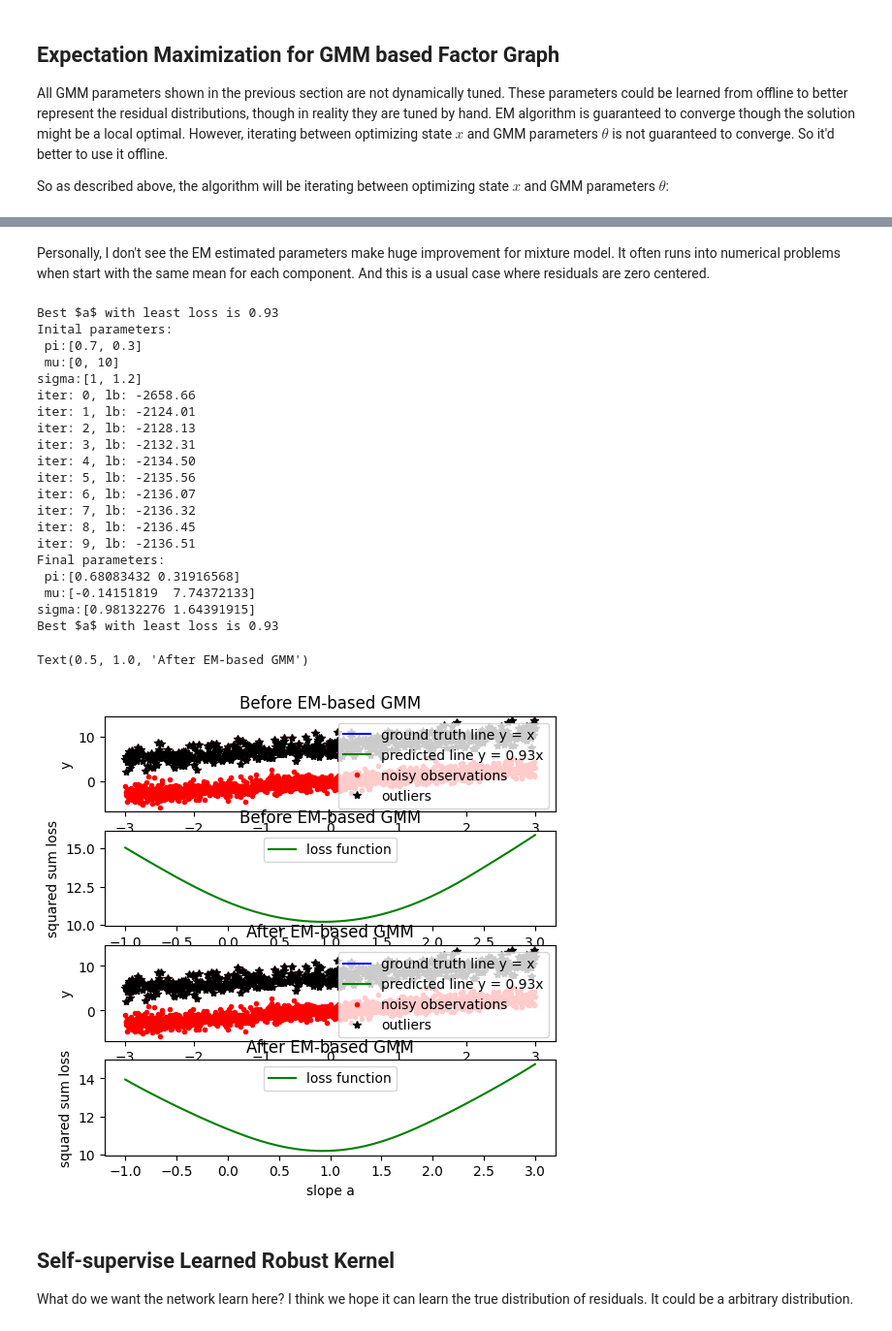
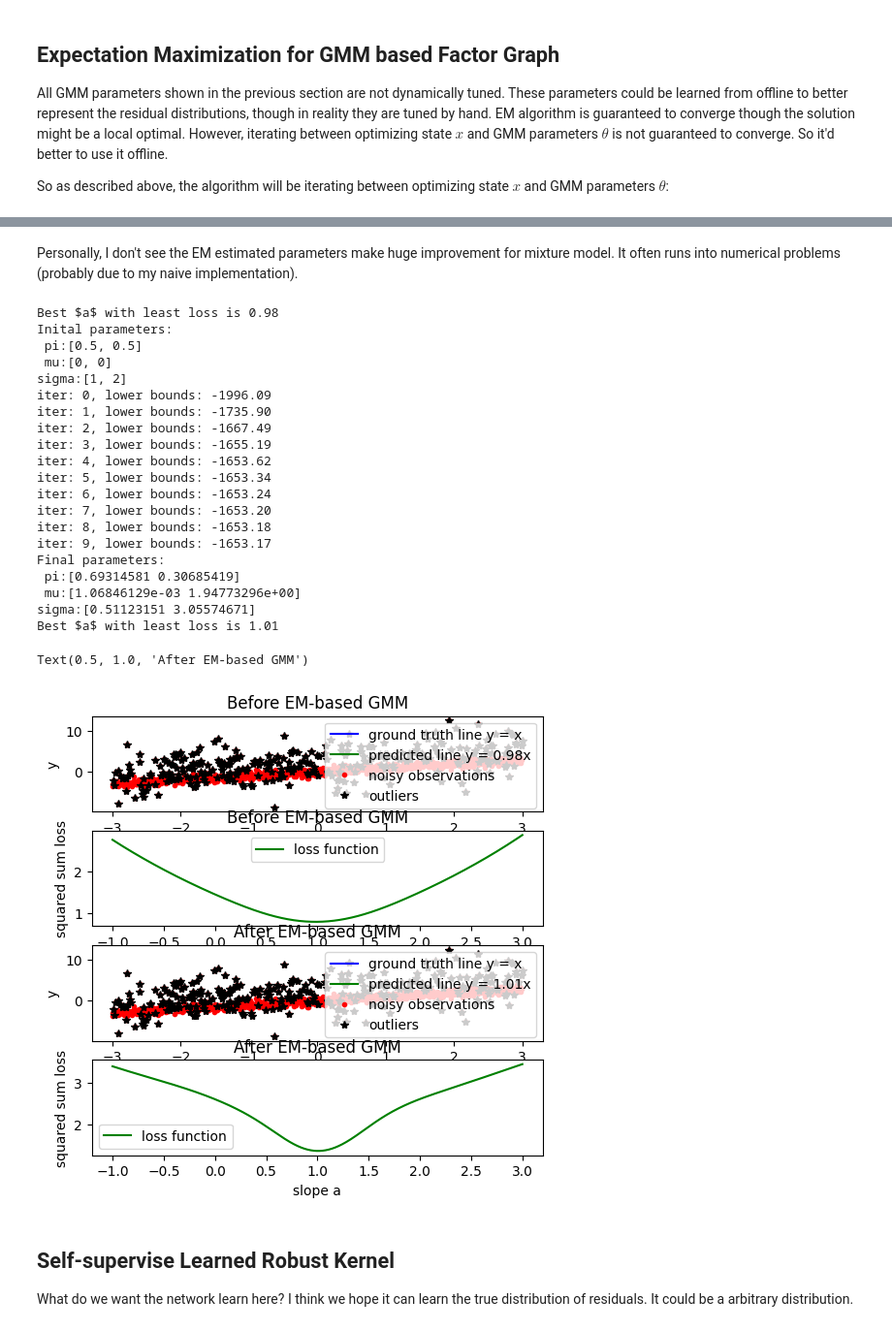
Before and after one commit to xipengwang/xipengwang.github.io, a Jupyter notebook: notebooks/paper-reading-mixture-models-for-least-square-optimization.ipynb, the cells around one changed output, grey strips where cells are left out. Shown at 97% size. Drawn from its saved outputs; the diff is of its cells as text; code cells hidden in the pictures.

Commit message:
Blog: fix EM implementation bug.

```diff
--- a/notebooks/paper-reading-mixture-models-for-least-square-optimization.ipynb
+++ b/notebooks/paper-reading-mixture-models-for-least-square-optimization.ipynb
@@ -905,7 +905,7 @@ r_{nk} =& \frac{\pi_{Z_k}N(r(x_n,z_n) | \mu_{Z_k}, \Sigma_{Z_k})}{\sum_{Z_k}\pi_
 $$
 where $r(x_n,z_n)$ is the residual.
 # %% [markdown]
-Personally, I don't see the EM estimated parameters make huge improvement for mixture model. It often runs into numerical problems when start with the same mean for each component. And this is a usual case where residuals are zero centered.
+Personally, I don't see the EM estimated parameters make huge improvement for mixture model. It often runs into numerical problems (probably due to my naive implementation).
 # %%
 # Use Sum mixture model to reject outliers and GMM is tunned using EM.
 
@@ -917,21 +917,21 @@ from scipy.stats import norm
 import math
 
 mu1_gt = 0
-mu2_gt = 8
+mu2_gt = 2
 w1_gt = 0.7
-s1_gt = 1
+s1_gt = 0.5
 w2_gt = 0.3
-s2_gt = 1.2
+s2_gt = 3
 
 # Suppose residuals follow Gaussian mixture distribution and we have two mixtures.
 mu1 = 0
-mu2 = 10
-w1 = 0.7
+mu2 = 0
+w1 = 0.5
 s1 = 1
-w2 = 0.3
-s2 = 1.2
+w2 = 0.5
+s2 = 2
 
-npoints = 2000
+npoints = 1000
 a = 1
 x = np.linspace(-3, 3, npoints)
 y = a * x
@@ -940,7 +940,8 @@ n_outliers = int(0.3 * npoints)
 rng = np.random.default_rng()
 outlier_indices = rng.choice(npoints, size=n_outliers, replace=False)
 # In most practical applications, residuals are not Gaussian distributed.
-y_hat[outlier_indices] = y[outlier_indices] + np.random.normal(mu2_gt , s2_gt, n_outliers) #np.random.uniform(-3, 3, n_outliers)
+y_hat[outlier_indices] = y[outlier_indices] + np.random.normal(mu2_gt , s2_gt, n_outliers)
+# y_hat[outlier_indices] = np.random.uniform(-3, 3, n_outliers)
 
 # Sum mixture losses
 a_hat = np.linspace(-1, 3, 1000)
@@ -1003,25 +1004,25 @@ maxiter = 10
 for i in range(maxiter):
     new_pi = np.array([0., 0.])
     new_mu = np.array([0., 0.])
-    new_sigma = np.array([0., 0.])
+    new_var = np.array([0., 0.])
     lb_sum = 0
     for n in range(N):
         # Solve numerical issue when likelihood is very very small.
         r_nk, lb = get_rnk(samples[n], pi, mu, sigma)
         new_pi += r_nk
         new_mu += r_nk * samples[n]
-        new_sigma += r_nk * samples[n] * r_nk * samples[n]
+        new_var += r_nk * samples[n] * samples[n]
         lb_sum += lb
     lbs.append(lb_sum)
-    # print(f'iter: {i}, lb: {lb_sum.item():.2f}, pi: {pi}, mu: {mu}, sigma: {sigma}')
-    print(f'iter: {i}, lb: {lb_sum.item():.2f}')
+    #print(f'iter: {i}, lower bounds: {b_sum.item():.2f}, pi: {pi}, mu: {mu}, sigma: {sigma}')
+    print(f'iter: {i}, lower bounds: {lb_sum.item():.2f}')
     if len(lbs) > 1 and np.abs(lbs[-2] - lbs[-1]) < 1E-8:
         print('It converged...')
         break
     rk = new_pi
     pi = rk / N
     mu = new_mu / rk
-    sigma = new_sigma/rk - mu * mu
+    sigma = np.sqrt(new_var/rk - mu * mu)
 
 # Re-derive the loss based on optimized GMM parameters.
 # TODO: Put the code into a function.
@@ -1043,52 +1044,52 @@ for t in a_hat:
     loss = 0
     for p1, p2, residual in zip(p1s, p2s, residuals):
         # Compare to previous section, the cost surface is just shifted
         loss += (np.sqrt(np.log(c) - np.log(p1 + p2))) ** 2
     loss /= x.shape[0]
     losses.append(loss)
 
 a_best = a_hat[np.argmin(losses)]
 print(f'Best $a$ with least loss is {a_best:.2f}')
 
 ax3.plot(x, y, '-b', label='ground truth line y = x')
 ax3.plot(x, a_best*x, '-g', label=f'predicted line y = {a_best:.2f}x')
 ax3.plot(x, y_hat, 'r.', label='noisy observations')
 ax3.plot(x[outlier_indices], y_hat[outlier_indices], 'k*', label='outliers')
 ax3.set_ylabel('y')
 ax3.set_xlabel('x')
 ax3.legend()
 ax3.set_title('After EM-based GMM')
 
 ax4.plot(a_hat, losses, '-g', label='loss function')
 ax4.set_ylabel('squared sum loss')
 ax4.set_xlabel('slope a')
 ax4.legend()
 ax4.set_title('After EM-based GMM')
 
 #
 # %% [output]
-Best $a$ with least loss is 0.93
+Best $a$ with least loss is 0.98
 Inital parameters:
- pi:[0.7, 0.3]
- mu:[0, 10]
-sigma:[1, 1.2]
-iter: 0, lb: -2658.66
-iter: 1, lb: -2124.01
-iter: 2, lb: -2128.13
-iter: 3, lb: -2132.31
-iter: 4, lb: -2134.50
-iter: 5, lb: -2135.56
-iter: 6, lb: -2136.07
-iter: 7, lb: -2136.32
-iter: 8, lb: -2136.45
-iter: 9, lb: -2136.51
+ pi:[0.5, 0.5]
+ mu:[0, 0]
+sigma:[1, 2]
+iter: 0, lower bounds: -1996.09
+iter: 1, lower bounds: -1735.90
+iter: 2, lower bounds: -1667.49
+iter: 3, lower bounds: -1655.19
+iter: 4, lower bounds: -1653.62
+iter: 5, lower bounds: -1653.34
+iter: 6, lower bounds: -1653.24
+iter: 7, lower bounds: -1653.20
+iter: 8, lower bounds: -1653.18
+iter: 9, lower bounds: -1653.17
 Final parameters:
- pi:[0.68083432 0.31916568]
- mu:[-0.14151819  7.74372133]
-sigma:[0.98132276 1.64391915]
-Best $a$ with least loss is 0.93
+ pi:[0.69314581 0.30685419]
+ mu:[1.06846129e-03 1.94773296e+00]
+sigma:[0.51123151 3.05574671]
+Best $a$ with least loss is 1.01
 Text(0.5, 1.0, 'After EM-based GMM')
-[figure, old version]
+[figure, new version]
 # %% [markdown]
 ## Self-supervise Learned Robust Kernel
 
```
Also changed, not shown: 3 other files.
